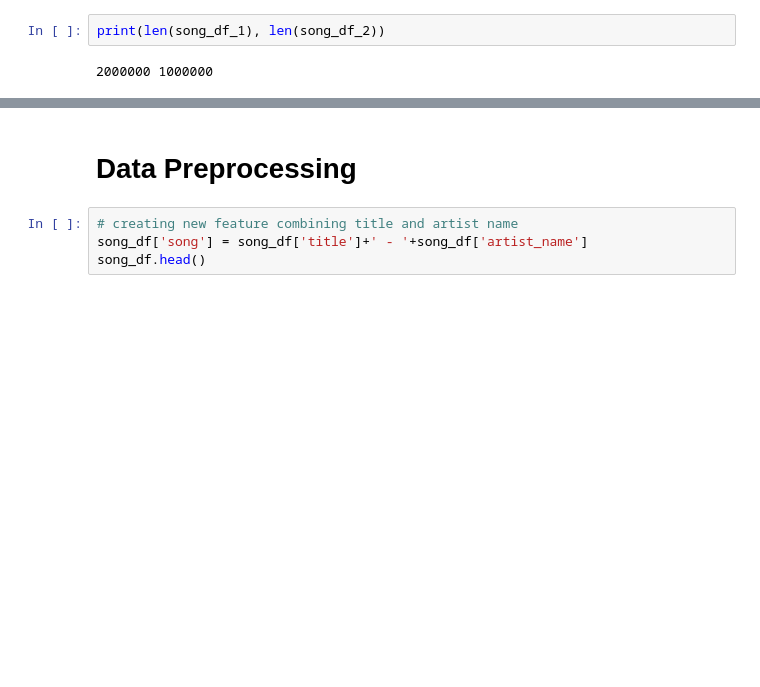
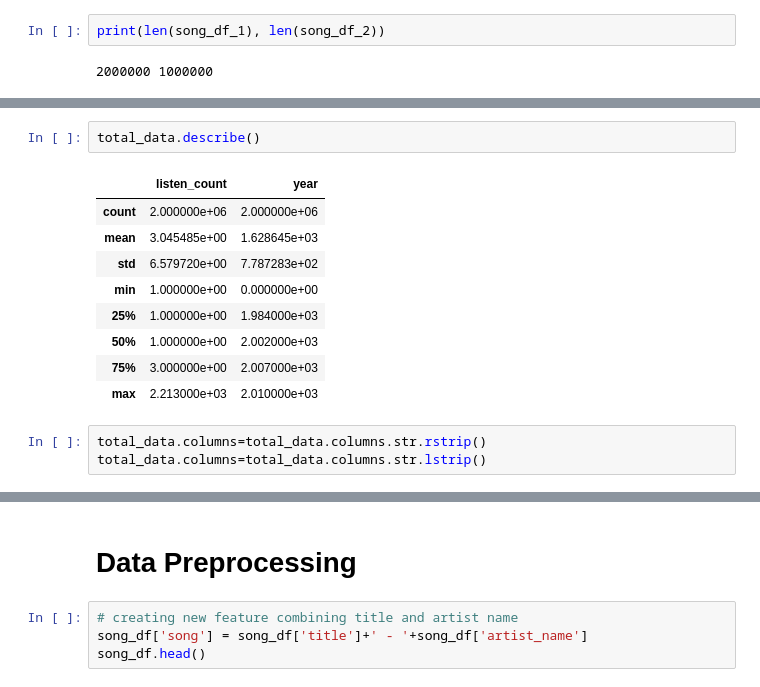
Before and after one commit to Puja-Kumari-909/Music-Recommendation-system, a Jupyter notebook: Music_Recommendation_system.ipynb, the cells around one changed output, grey strips where cells are left out. Cells and saved outputs as stored; diff of their text form; blank space fills up the shorter version.

```diff
--- a/Music_Recommendation_system.ipynb
+++ b/Music_Recommendation_system.ipynb
@@ -49,0 +88,15 @@ len(song_df)
+# %%
+total_data.describe()
+# %% [output]
+|  | listen_count | year |
+| count | 2.000000e+06 | 2.000000e+06 |
+| mean | 3.045485e+00 | 1.628645e+03 |
+| std | 6.579720e+00 | 7.787283e+02 |
+| min | 1.000000e+00 | 0.000000e+00 |
+| 25% | 1.000000e+00 | 1.984000e+03 |
+| 50% | 1.000000e+00 | 2.002000e+03 |
+| 75% | 3.000000e+00 | 2.007000e+03 |
+| max | 2.213000e+03 | 2.010000e+03 |
+# %%
+total_data.columns=total_data.columns.str.rstrip()
+total_data.columns=total_data.columns.str.lstrip()
```
Also changed, not shown: parts of 11 cells of this notebook.
